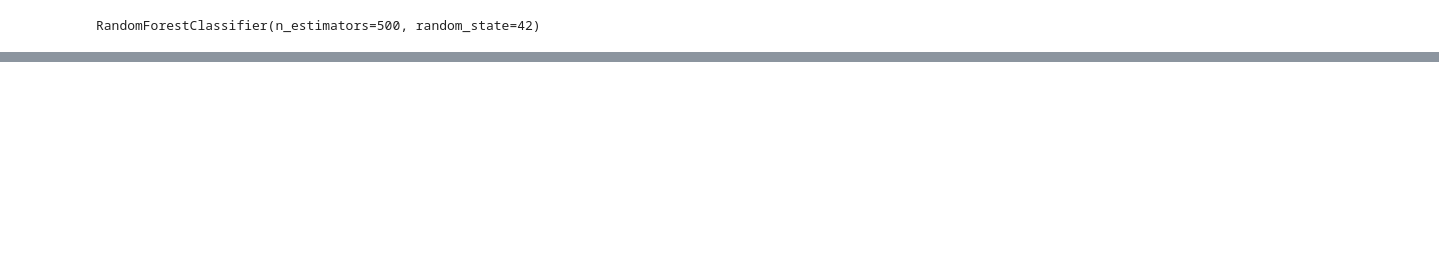
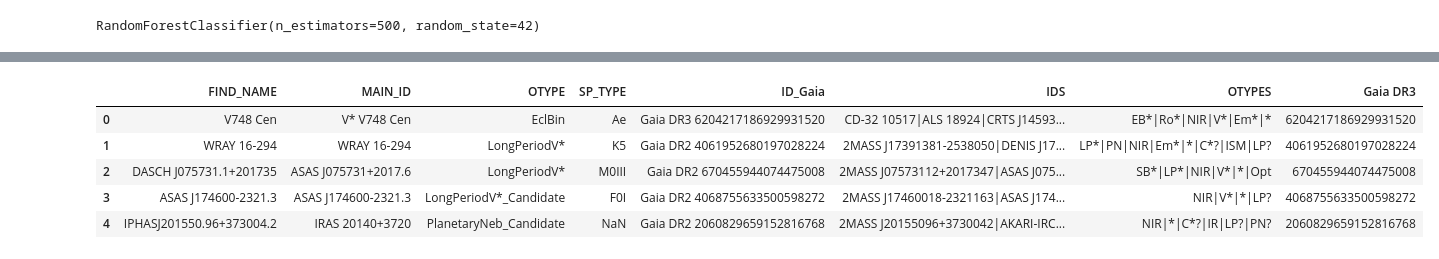
Before and after one commit to opcruz/gaiaDR3ML, a Jupyter notebook: GaiaXpy/random_forest/with_unbalanced_data/Random_Forest_SNG.ipynb, the cells around one changed output, grey strips where cells are left out. Drawn from its saved outputs; the diff is of its cells as text; code cells hidden in the pictures; blank space fills up the shorter version.

```diff
--- a/GaiaXpy/random_forest/with_unbalanced_data/Random_Forest_SNG.ipynb
+++ b/GaiaXpy/random_forest/with_unbalanced_data/Random_Forest_SNG.ipynb
@@ -70,0 +157,10 @@ Accuracy: 0.9922014622258326
+# %%
+df6 = pd.read_csv('../../../new/candidate_symbiotic_stars_v2/built_dataset/suspected_SY_dataset.csv')
+df6.head(5)
+# %% [output]
+|  | FIND_NAME | MAIN_ID | OTYPE | SP_TYPE | ID_Gaia | IDS | OTYPES | Gaia DR3 |
+| 0 | V748 Cen | V* V748 Cen | EclBin | Ae | Gaia DR3 6204217186929931520 | CD-32 10517|ALS 18924|CRTS J14593... | EB*|Ro*|NIR|V*|Em*|* | 6204217186929931520 |
+| 1 | WRAY 16-294 | WRAY 16-294 | LongPeriodV* | K5 | Gaia DR2 4061952680197028224 | 2MASS J17391381-2538050|DENIS J17... | LP*|PN|NIR|Em*|*|C*?|ISM|LP? | 4061952680197028224 |
+| 2 | DASCH J075731.1+201735 | ASAS J075731+2017.6 | LongPeriodV* | M0III | Gaia DR2 670455944074475008 | 2MASS J07573112+2017347|ASAS J075... | SB*|LP*|NIR|V*|*|Opt | 670455944074475008 |
+| 3 | ASAS J174600-2321.3 | ASAS J174600-2321.3 | LongPeriodV*_Candidate | F0I | Gaia DR2 4068755633500598272 | 2MASS J17460018-2321163|ASAS J174... | NIR|V*|*|LP? | 4068755633500598272 |
+| 4 | IPHASJ201550.96+373004.2 | IRAS 20140+3720 | PlanetaryNeb_Candidate | NaN | Gaia DR2 2060829659152816768 | 2MASS J20155096+3730042|AKARI-IRC... | NIR|*|C*?|IR|LP?|PN? | 2060829659152816768 |
```
Also changed, not shown: parts of 15 cells of this notebook, 6 other files.
